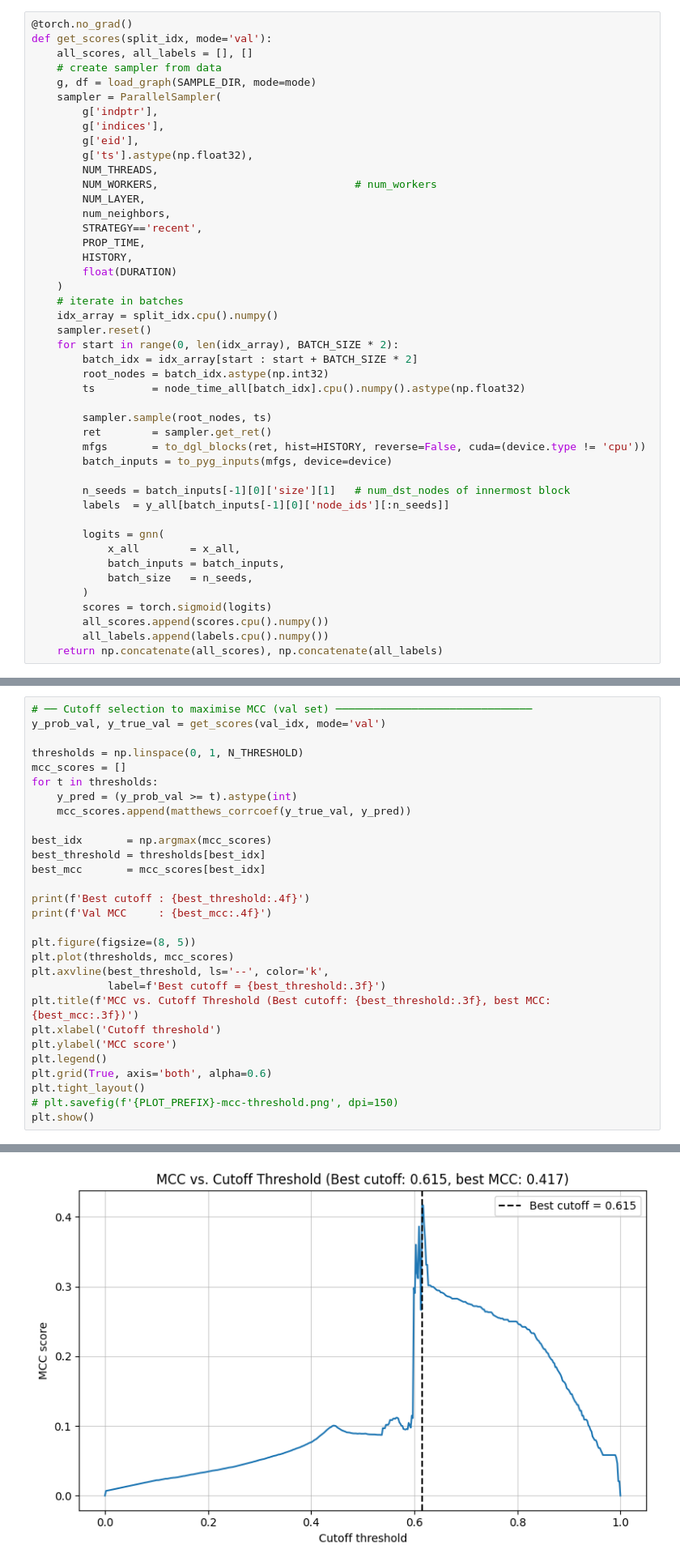
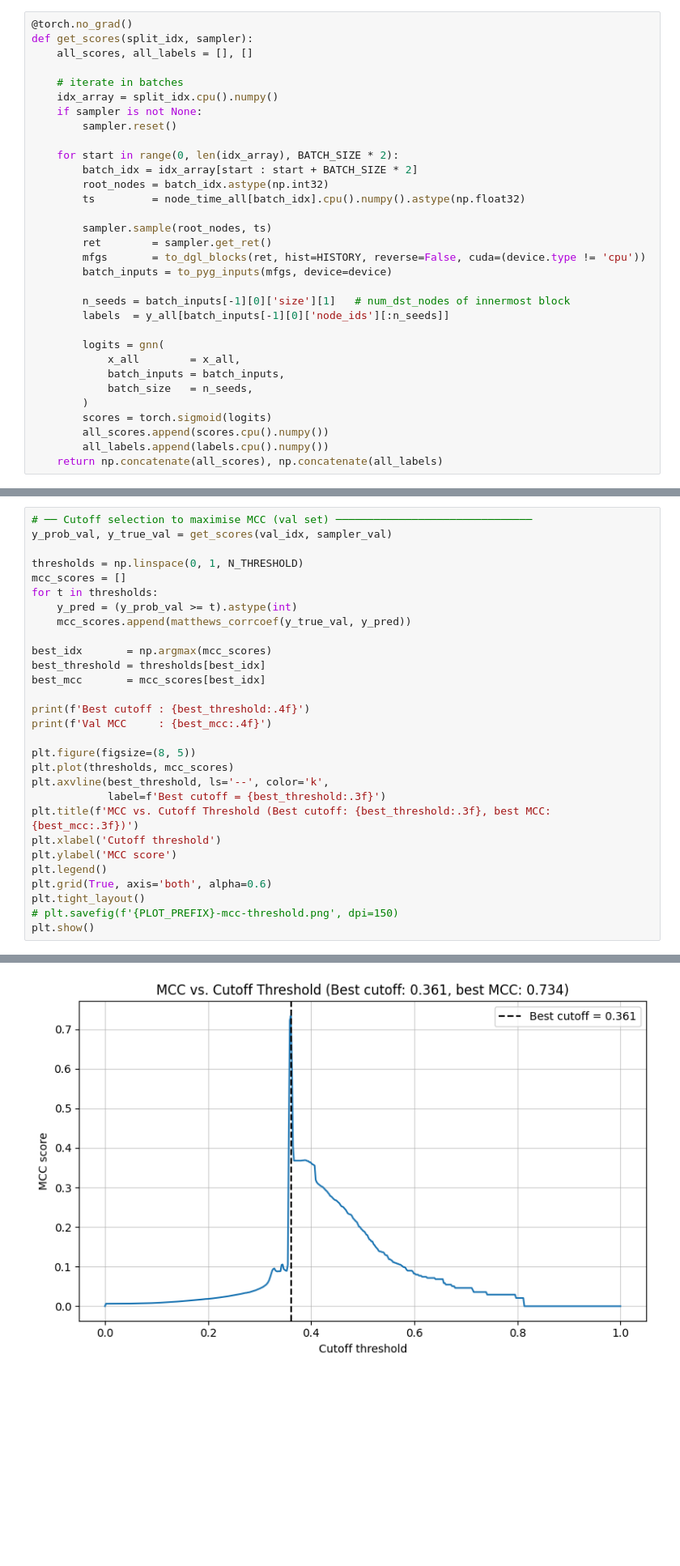
Before and after one commit to MiaHenstridge/temporal-heterophily-aware-graph-neural-network-for-fraud-detection, a Jupyter notebook: src/07_thegcn_with_sampler_cutoff_selection.ipynb, the cells around one changed output, grey strips where cells are left out. Shown at 81% size. Saved outputs shown, nothing was run; the diff lists cells and outputs as text; blank space fills up the shorter version.

```diff
--- a/src/07_thegcn_with_sampler_cutoff_selection.ipynb
+++ b/src/07_thegcn_with_sampler_cutoff_selection.ipynb
@@ -191,27 +225,14 @@ Params  : 195,377
 ## Inference helper
 # %%
 @torch.no_grad()
-def get_scores(split_idx, mode='val'):
+def get_scores(split_idx, sampler):
     all_scores, all_labels = [], []
-    # create sampler from data
-    g, df = load_graph(SAMPLE_DIR, mode=mode)
-    sampler = ParallelSampler(
-        g['indptr'],
-        g['indices'],
-        g['eid'],
-        g['ts'].astype(np.float32),
-        NUM_THREADS,
-        NUM_WORKERS,                               # num_workers
-        NUM_LAYER,
-        num_neighbors,
-        STRATEGY=='recent',
-        PROP_TIME,
-        HISTORY,
-        float(DURATION)
-    )
+
     # iterate in batches
     idx_array = split_idx.cpu().numpy()
-    sampler.reset()
+    if sampler is not None:
+        sampler.reset()
+
     for start in range(0, len(idx_array), BATCH_SIZE * 2):
         batch_idx = idx_array[start : start + BATCH_SIZE * 2]
         root_nodes = batch_idx.astype(np.int32)
@@ -238,7 +259,7 @@ def get_scores(split_idx, mode='val'):
 ## Cutoff selection — maximise MCC on val set
 # %%
 # ── Cutoff selection to maximise MCC (val set) ───────────────────────────────
-y_prob_val, y_true_val = get_scores(val_idx, mode='val')
+y_prob_val, y_true_val = get_scores(val_idx, sampler_val)
 
 thresholds = np.linspace(0, 1, N_THRESHOLD)
 mcc_scores = []
@@ -271,4 +292,4 @@ Val MCC     : 0.4166
-[figure, old version]
+[figure, new version]
 # %% [markdown]
 ## Test-set evaluation
 # %%
```
Also changed, not shown: parts of 10 cells of this notebook, 3 other files.
